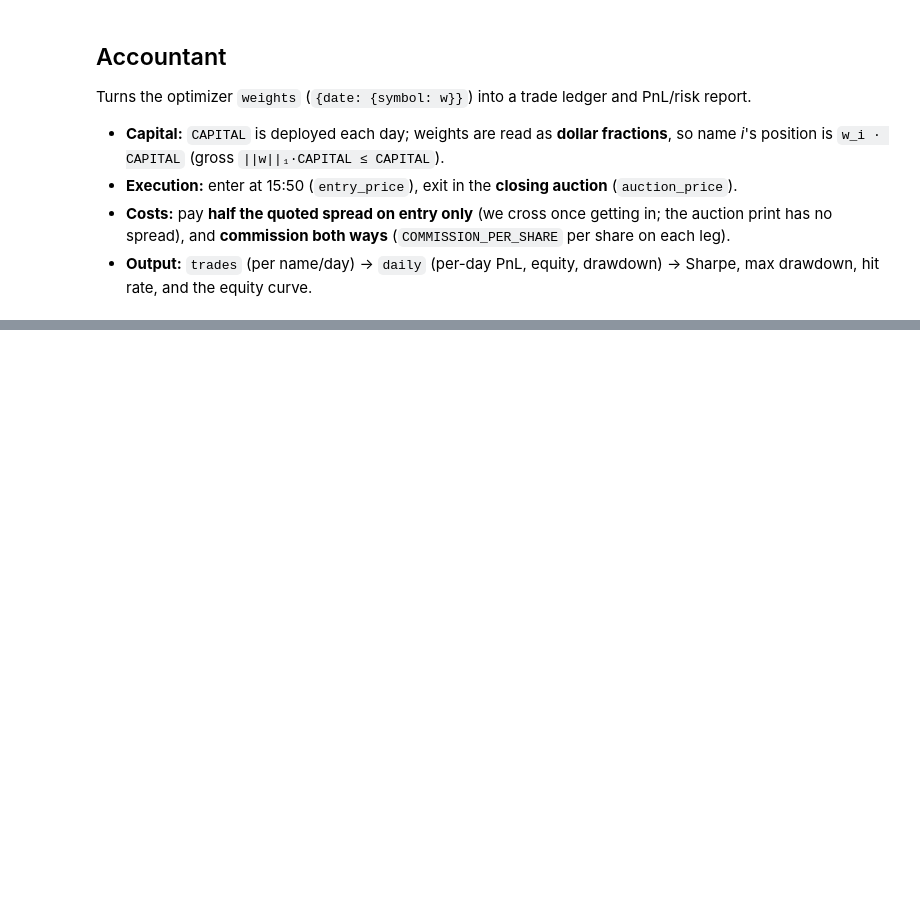
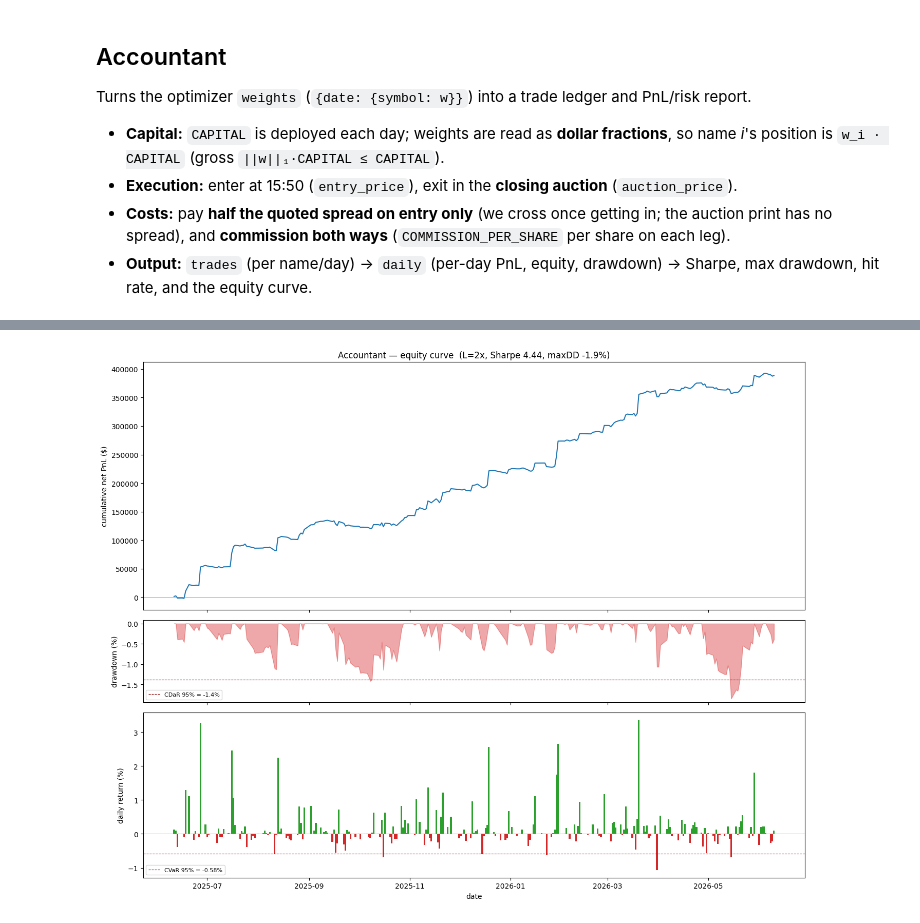
Before and after one commit to MichaelCusackNelkin/Summer_Research_2026, a Jupyter notebook: notebook_studies/optimal_portfolio.ipynb, the cells around one changed output, grey strips where cells are left out. Saved outputs shown, nothing was run; the diff lists cells and outputs as text; code cells hidden in the pictures; blank space fills up the shorter version.

```diff
--- a/notebook_studies/optimal_portfolio.ipynb
+++ b/notebook_studies/optimal_portfolio.ipynb
@@ -333,8 +349,8 @@ class Optimizer:
         )
         self.constraints = [
             cp.abs(cp.sum(self.w)) <= 1e-4,
-            cp.norm(self.w, 1) <= 1,
-            cp.abs(self.w) <= 0.10
+            cp.norm(self.w, 1) <= 1,         # This is a no-leveraging constaint, because we have sample covariance right now. Otherwise it would blow up weights wiht 0 variance.
+            cp.abs(self.w) <= 0.25
         ]
         self.problem = cp.Problem(self.objective, self.constraints)
 
@@ -375,7 +389,7 @@ import os
 from joblib import Parallel, delayed
 
 N_JOBS = max(1, os.cpu_count() - 2)
-LAM = 1.0
+LAM = 0.25
 
 def _solve_chunk(symbols, Sigma, lam, day_records):
     """One worker: compile the QP once, then warm-start through its chunk of days."""
@@ -399,8 +413,8 @@ day_records = [
 
 chunks = [c for c in _split_contiguous(day_records, N_JOBS) if c]
 chunk_results = Parallel(n_jobs=N_JOBS, backend="loky")(
-    delayed(_solve_chunk)(SYMBOLS, cov_matrix, LAM, chunk) for chunk in chunks
+    delayed(_solve_chunk)(UNIVERSE, cov_matrix, LAM, chunk) for chunk in chunks
 )
 
-weights = {d: dict(zip(SYMBOLS, ws)) for chunk in chunk_results for d, ws in chunk}
+weights = {d: dict(zip(UNIVERSE, ws)) for chunk in chunk_results for d, ws in chunk}
 print(f"solved {len(weights)} days across {len(chunks)} workers")
@@ -467,7 +487,9 @@ Turns the optimizer `weights` (`{date: {symbol: w}}`) into a trade ledger and Pn
 - **Output:** `trades` (per name/day) → `daily` (per-day PnL, equity, drawdown) → Sharpe, max drawdown, hit rate, and the equity curve.
 # %%
 # ----- Accountant inputs -----
-CAPITAL = 1_000_000            # capital deployed each day; weights are dollar fractions (||w||_1 <= 1)
+CAPITAL = 1_000_000            # equity base each day; weights are dollar fractions (||w||_1 <= 1)
+LEVERAGE = 2.0                 # gross target multiple: dollar_pos = weight*CAPITAL*LEVERAGE -> gross <= LEVERAGE*CAPITAL
+ANNUAL_INTEREST_RATE = 0.05    # financing rate on borrowed funds (gross beyond CAPITAL); charged per day = rate/252
 COMMISSION_PER_SHARE = 0.0035  # $/share, charged on BOTH entry and exit (round trip)
 MIN_WEIGHT = 0              # ignore optimizer "dust" weights
 
@@ -482,12 +504,14 @@ w_long = pl.DataFrame(
 
 # Entry @ 15:50 (entry_price), exit @ closing auction (auction_price).
 # Costs: half the quoted spread on ENTRY only; commission per share on BOTH legs.
+# Positions are scaled by LEVERAGE; the financing cost of that leverage is charged per-day
+# in the accountant cell (interest on gross exposure beyond CAPITAL).
 trades = (
     data
     .join(w_long, on=["date", "symbol"], how="inner")
     .filter(pl.col("weight").abs() > MIN_WEIGHT)
     .with_columns(
-        (pl.col("weight") * CAPITAL).alias("dollar_pos"),                  # signed $ position
+        (pl.col("weight") * CAPITAL * LEVERAGE).alias("dollar_pos"),        # signed $ position
         (pl.col("auction_price") / pl.col("entry_price") - 1.0).alias("asset_ret"),
     )
     .with_columns((pl.col("dollar_pos") // pl.col("entry_price")).alias("shares"))  # signed
@@ -518,17 +557,32 @@ daily = (
         pl.col("gross_pnl").sum(),
         pl.col("spread_cost").sum(),
         pl.col("commission_cost").sum(),
-        pl.col("net_pnl").sum(),
+        pl.col("net_pnl").sum().alias("trade_net_pnl"),         # net of spread+commission, BEFORE financing
         pl.col("dollar_pos").abs().sum().alias("gross_exposure"),
         pl.len().alias("n_positions"),
     )
     .sort("date")
-    .with_columns((pl.col("net_pnl") / CAPITAL).alias("ret"))   # return on the daily capital base
+    # Financing: interest on the borrowed portion = gross exposure beyond equity (CAPITAL),
+    # charged at ANNUAL_INTEREST_RATE / 252 per day. LEVERAGE=1 -> no borrow -> no interest.
+    .with_columns(
+        ((pl.col("gross_exposure") - CAPITAL).clip(lower_bound=0.0) * (ANNUAL_INTEREST_RATE / ANN)).alias("interest_cost")
+    )
+    .with_columns((pl.col("trade_net_pnl") - pl.col("interest_cost")).alias("net_pnl"))
+    .with_columns((pl.col("net_pnl") / CAPITAL).alias("ret"))   # return on the equity base (CAPITAL)
     .with_columns(
         pl.col("net_pnl").cum_sum().alias("cum_pnl"),
-        (1.0 + pl.col("ret")).cum_prod().alias("equity"),       # growth of $1 (compounded)
+        (1.0 + pl.col("ret")).cum_prod().alias("equity"),       # strategy growth of $1 (compounded)
     )
     .with_columns((pl.col("equity") / pl.col("equity").cum_max() - 1.0).alias("drawdown"))
+)
+
+# SPY buy-and-hold benchmark for the growth-of-$1 comparison: SPY daily returns from
+# `daily_ret` (covariance cell), aligned to `daily`'s dates and compounded from day 1.
+daily = (
+    daily
+    .join(daily_ret.select(["date", "SPY"]).rename({"SPY": "spy_ret"}), on="date", how="left")
+    .with_columns(pl.col("spy_ret").fill_null(0.0))
+    .with_columns((1.0 + pl.col("spy_ret")).cum_prod().alias("spy_equity"))   # SPY growth of $1
 )
 
 # --- summary metrics ---
@@ -537,23 +591,48 @@ sharpe   = rets.mean() / rets.std(ddof=1) * np.sqrt(ANN)
 ann_ret  = rets.mean() * ANN
 ann_vol  = rets.std(ddof=1) * np.sqrt(ANN)
 total_pnl = daily["net_pnl"].sum()
-cum_ret  = daily["equity"][-1] - 1.0
+# cum_ret  = daily["equity"][-1] - 1.0
+cum_ret = total_pnl / CAPITAL
 max_dd   = daily["drawdown"].min()
 hit_rate = float((rets > 0).mean())
 
+# Tail risk at the TAIL_ALPHA confidence level (mean of the worst (1-alpha) tail).
+# CVaR = expected shortfall of daily returns: the average return on the worst tail of days.
+# CDaR = conditional drawdown at risk: the average of the worst tail of the drawdown path.
+# Both are reported as the daily figure; CVaR is also annualized (* sqrt(ANN)) for scale.
+TAIL_ALPHA = 0.95
+ret_var  = np.quantile(rets, 1.0 - TAIL_ALPHA)                  # VaR threshold (a daily loss, <= 0)
+ret_tail = rets[rets <= ret_var]
+cvar     = ret_tail.mean() if ret_tail.size else ret_var        # daily CVaR / expected shortfall (<= 0)
+cvar_ann = cvar * np.sqrt(ANN)
+
+dd       = daily["drawdown"].to_numpy()                         # drawdown path (<= 0)
+dd_var   = np.quantile(dd, 1.0 - TAIL_ALPHA)                    # worst-tail drawdown threshold
+dd_tail  = dd[dd <= dd_var]
+cdar     = dd_tail.mean() if dd_tail.size else dd_var           # CDaR (<= 0)
+
+spy_rets   = daily["spy_ret"].to_numpy()
+spy_sharpe = spy_rets.mean() / spy_rets.std(ddof=1) * np.sqrt(ANN)
+spy_cum_ret = daily["spy_equity"][-1] - 1.0
+
+print(f"Leverage:           {LEVERAGE:g}x   (financing {ANNUAL_INTEREST_RATE:.1%}/yr on gross beyond ${CAPITAL:,.0f})")
 print(f"Days traded:        {len(daily)}")
-print(f"Capital / day:      ${CAPITAL:,.0f}   (avg gross exposure ${daily['gross_exposure'].mean():,.0f} = {daily['gross_exposure'].mean()/CAPITAL:.0%})")
+print(f"Capital / day:      ${CAPITAL:,.0f}   (avg gross exposure ${daily['gross_exposure'].mean():,.0f} = {daily['gross_exposure'].mean()/CAPITAL:.2f}x)")
 print(f"Total net PnL:      ${total_pnl:,.0f}")
 print(f"Cumulative return:  {cum_ret:+.2%}")
 print(f"Ann. return:        {ann_ret:+.2%}")
 print(f"Ann. volatility:    {ann_vol:.2%}")
 print(f"Sharpe (ann):       {sharpe:.2f}")
 print(f"Max drawdown:       {max_dd:.2%}")
+print(f"CVaR {TAIL_ALPHA:.0%} (daily):   {cvar:.2%}   (ann {cvar_ann:.2%})")
+print(f"CDaR {TAIL_ALPHA:.0%}:           {cdar:.2%}")
 print(f"Daily hit rate:     {hit_rate:.1%}")
 print(f"Total commission:   ${daily['commission_cost'].sum():,.0f}")
 print(f"Total spread cost:  ${daily['spread_cost'].sum():,.0f}")
+print(f"Total interest:     ${daily['interest_cost'].sum():,.0f}")
+print(f"SPY buy&hold:       {spy_cum_ret:+.2%}   (Sharpe {spy_sharpe:.2f})")
 
-# --- equity curve + drawdown + daily return bars ---
+# --- equity curve + drawdown + daily return bars (strategy only, in $) ---
 dts = daily["date"].to_list()
 bar_colors = np.where(rets >= 0, "tab:green", "tab:red")
 
@@ -563,17 +642,36 @@ fig, (ax1, ax2, ax3) = plt.subplots(
 ax1.plot(dts, daily["cum_pnl"].to_numpy(), color="tab:blue")
 ax1.axhline(0, color="grey", lw=0.5)
 ax1.set_ylabel("cumulative net PnL ($)")
-ax1.set_title(f"Accountant — equity curve  (Sharpe {sharpe:.2f}, maxDD {max_dd:.1%})")
+ax1.set_title(f"Accountant — equity curve  (L={LEVERAGE:g}x, Sharpe {sharpe:.2f}, maxDD {max_dd:.1%})")
 
 ax2.fill_between(dts, daily["drawdown"].to_numpy() * 100, 0, color="tab:red", alpha=0.4)
+ax2.axhline(cdar * 100, color="darkred", lw=0.8, ls="--", label=f"CDaR {TAIL_ALPHA:.0%} = {cdar:.1%}")
 ax2.set_ylabel("drawdown (%)")
+ax2.legend(loc="lower left", fontsize=8)
 
 ax3.bar(dts, rets * 100, color=bar_colors, width=1.0)
 ax3.axhline(0, color="grey", lw=0.5)
+ax3.axhline(cvar * 100, color="darkred", lw=0.8, ls="--", label=f"CVaR {TAIL_ALPHA:.0%} = {cvar:.2%}")
 ax3.set_ylabel("daily return (%)")
 ax3.set_xlabel("date")
+ax3.legend(loc="lower left", fontsize=8)
 
 fig.tight_layout()
 plt.show()
 
+# --- growth of $1: strategy vs SPY (risk-adjusted comparison on the same $1 base) ---
+figg, axg = plt.subplots(figsize=(14, 6))
+axg.plot(dts, daily["equity"].to_numpy(), color="tab:blue",
+         label=f"strategy (L={LEVERAGE:g}x, Sharpe {sharpe:.2f})")
+axg.plot(dts, daily["spy_equity"].to_numpy(), color="tab:orange",
+         label=f"SPY buy & hold (Sharpe {spy_sharpe:.2f})")
+axg.axhline(1.0, color="grey", lw=0.5)
+axg.set_ylabel("growth of $1")
+axg.set_xlabel("date")
+axg.set_title("Growth of $1 — strategy vs SPY")
+axg.legend(loc="upper left")
+figg.tight_layout()
+plt.show()
+
 daily
+# %% [output]
@@ -579,0 +694 @@ daily
+[figure, added]
```
Also changed, not shown: parts of 20 cells of this notebook, 1 other file.
